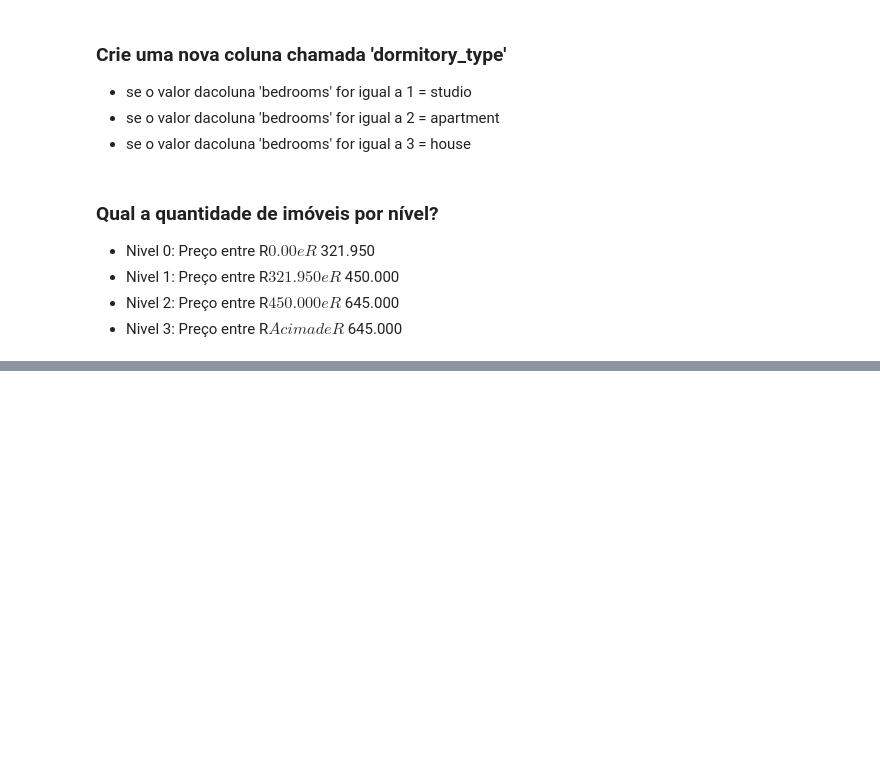
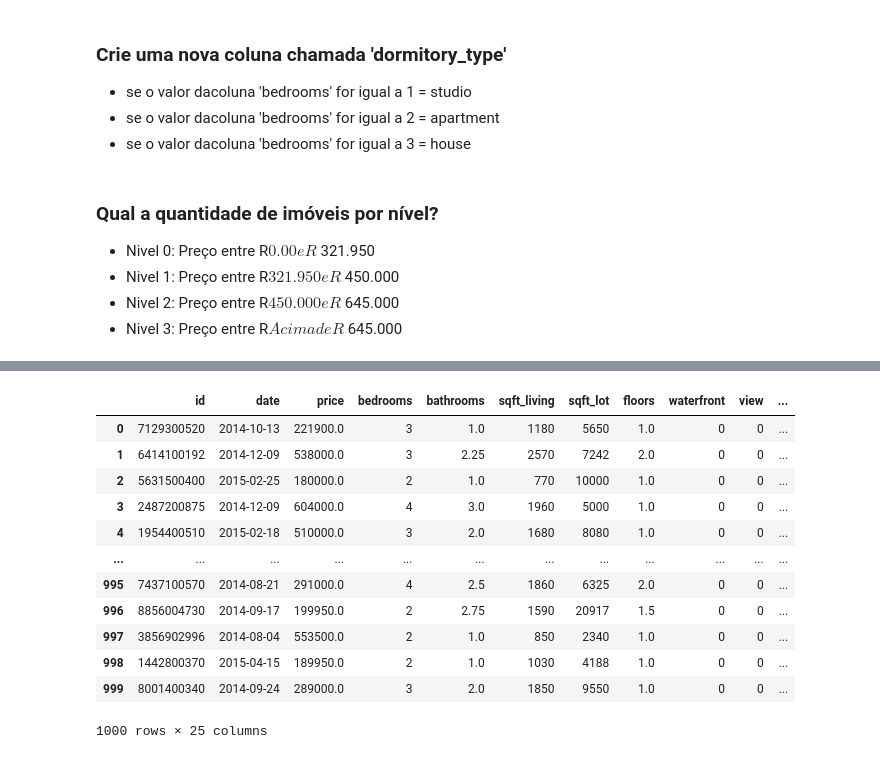
Before and after one commit to alessandra-barbosa/Python_DS_Meigarom, a Jupyter notebook: Excercise _05_SectionI.ipynb, the cells around one changed output, grey strips where cells are left out. Drawn from its saved outputs; the diff is of its cells as text; code cells hidden in the pictures; blank space fills up the shorter version.

```diff
--- a/Excercise _05_SectionI.ipynb
+++ b/Excercise _05_SectionI.ipynb
@@ -124,11 +125,11 @@ for i in range(len(df)):
 df['level']='NA'
 
 for i in range(len(df)):
-    if (df.loc[i,'price']>=0)&(df.loc[i,'price']>321.950):
+    if (df.loc[i,'price']>=0)&(df.loc[i,'price']<321950):
         df.loc[i,'level']=1
-    elif (df.loc[i,'price']>=321.950)&(df.loc[i,'price']>450.000):
+    elif (df.loc[i,'price']>=321950)&(df.loc[i,'price']<450000):
         df.loc[i,'level']=2
-    elif (df.loc[i,'price']>=450.000)&(df.loc[i,'price']>645.000):
+    elif (df.loc[i,'price']>=450000)&(df.loc[i,'price']<645000):
         df.loc[i,'level']=3
     else:
         df.loc[i,'level']=4
@@ -144,0 +136,18 @@ df.head()
+# %%
+#initialize API
+geolocator=Nominatim(user_agent='geoapiExercises')
+df=df.head(1000)#just sample
+
+#create empty columns
+df.loc[:,'road']='NA'
+df.loc[:,'house_number']='NA'
+for i in range(len(df)):
+    print('Loop:{}/{}'.format(i,len(df)))
+
+    query=str(df.loc[i,'lat'])+','+str(df.loc[i,'long'])
+    response=geolocator.reverse(query)
+
+    if 'house_number' in response.raw['address']:
+        df.loc[i,'house_number']=response.raw['address']['house_number']
+    if 'road' in response.raw['address']:
+        df.loc[i,'road']        =response.raw['address']['road']
@@ -144,0 +197,16 @@ df.head()
+# %%
+df
+# %% [output]
+|  | id | date | price | bedrooms | bathrooms | sqft_living | sqft_lot | floors | waterfront | view | ... |
+| 0 | 7129300520 | 2014-10-13 | 221900.0 | 3 | 1.0 | 1180 | 5650 | 1.0 | 0 | 0 | ... |
+| 1 | 6414100192 | 2014-12-09 | 538000.0 | 3 | 2.25 | 2570 | 7242 | 2.0 | 0 | 0 | ... |
+| 2 | 5631500400 | 2015-02-25 | 180000.0 | 2 | 1.0 | 770 | 10000 | 1.0 | 0 | 0 | ... |
+| 3 | 2487200875 | 2014-12-09 | 604000.0 | 4 | 3.0 | 1960 | 5000 | 1.0 | 0 | 0 | ... |
+| 4 | 1954400510 | 2015-02-18 | 510000.0 | 3 | 2.0 | 1680 | 8080 | 1.0 | 0 | 0 | ... |
+| ... | ... | ... | ... | ... | ... | ... | ... | ... | ... | ... | ... |
+| 995 | 7437100570 | 2014-08-21 | 291000.0 | 4 | 2.5 | 1860 | 6325 | 2.0 | 0 | 0 | ... |
+| 996 | 8856004730 | 2014-09-17 | 199950.0 | 2 | 2.75 | 1590 | 20917 | 1.5 | 0 | 0 | ... |
+| 997 | 3856902996 | 2014-08-04 | 553500.0 | 2 | 1.0 | 850 | 2340 | 1.0 | 0 | 0 | ... |
+| 998 | 1442800370 | 2015-04-15 | 189950.0 | 2 | 1.0 | 1030 | 4188 | 1.0 | 0 | 0 | ... |
+| 999 | 8001400340 | 2014-09-24 | 289000.0 | 3 | 2.0 | 1850 | 9550 | 1.0 | 0 | 0 | ... |
+1000 rows × 25 columns
```
Also changed, not shown: parts of 8 cells of this notebook.
